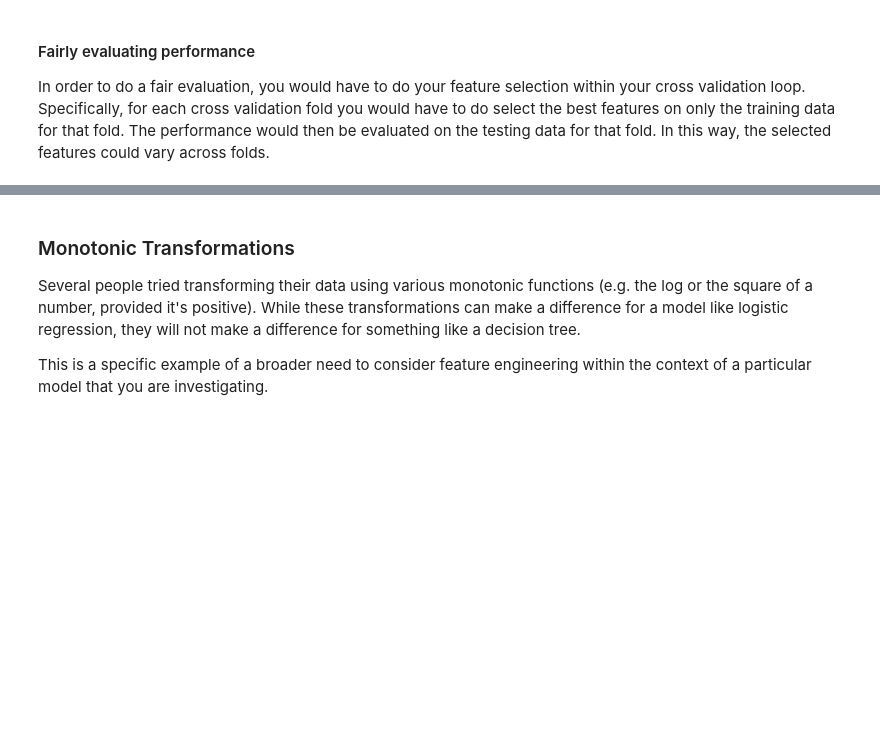
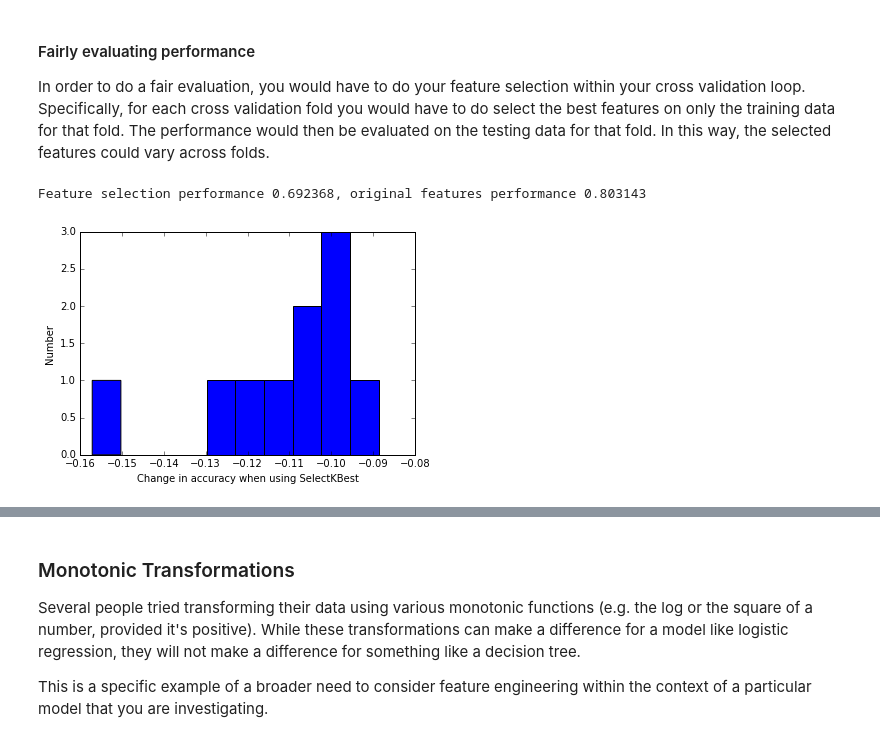
Before and after one commit to paulruvolo/DataScience16, a Jupyter notebook: inclass/day13/model_iteration_2_debrief.ipynb, the cells around one changed output, grey strips where cells are left out. Drawn from its saved outputs; the diff is of its cells as text; code cells hidden in the pictures; blank space fills up the shorter version.

```diff
--- a/inclass/day13/model_iteration_2_debrief.ipynb
+++ b/inclass/day13/model_iteration_2_debrief.ipynb
@@ -287,3 +292,36 @@ Feature selection performance 0.835690, original features performance 0.804040
 #### Fairly evaluating performance
 
 In order to do a fair evaluation, you would have to do your feature selection within your cross validation loop.  Specifically, for each cross validation fold you would have to do select the best features on only the training data for that fold.  The performance would then be evaluated on the testing data for that fold.  In this way, the selected features could vary across folds.
+# %%
+from sklearn.pipeline import Pipeline
+
+def compare_two_algs(alg1, alg2, X1, X2, y):
+    # change Shuffle to False to see how this affects the conclusions
+    cv = cross_validation.StratifiedKFold(y, 3, shuffle=True)
+    score1 = cross_validation.cross_val_score(alg1, X1, y, cv=cv)
+    score2 = cross_validation.cross_val_score(alg2, X2, y, cv=cv)
+    return score1.mean(), score2.mean()
+
+selector = SelectKBest(f_classif, k=60)
+alg = LogisticRegression()
+pipeline = Pipeline([('feature selection', selector), ('classifier', alg)])
+
+all_feats_acc = np.zeros(n_trials,)
+best_feats_acc = np.zeros(n_trials,)
+
+for i in range(n_trials):
+    all_feats_acc[i], best_feats_acc[i] = compare_two_algs(alg,
+                                                           pipeline,
+                                                           X[:,:len(predictors)],
+                                                           X,
+                                                           y)
+
+print "Feature selection performance %f, original features performance %f" \
+            % (best_feats_acc.mean(), all_feats_acc.mean())
+plt.hist(best_feats_acc - all_feats_acc)
+plt.xlabel('Change in accuracy when using SelectKBest')
+plt.ylabel('Number')
+plt.show()
+# %% [output]
+Feature selection performance 0.692368, original features performance 0.803143
+[figure, added]
```
Also changed, not shown: parts of 12 cells of this notebook.
